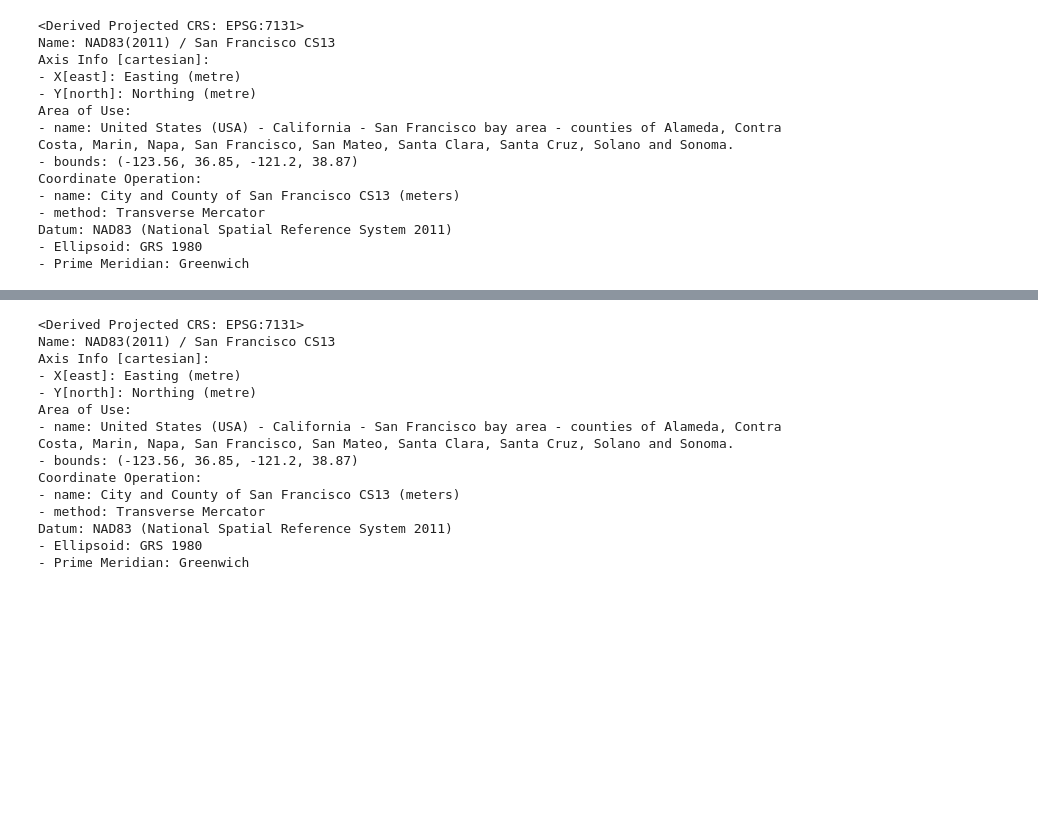
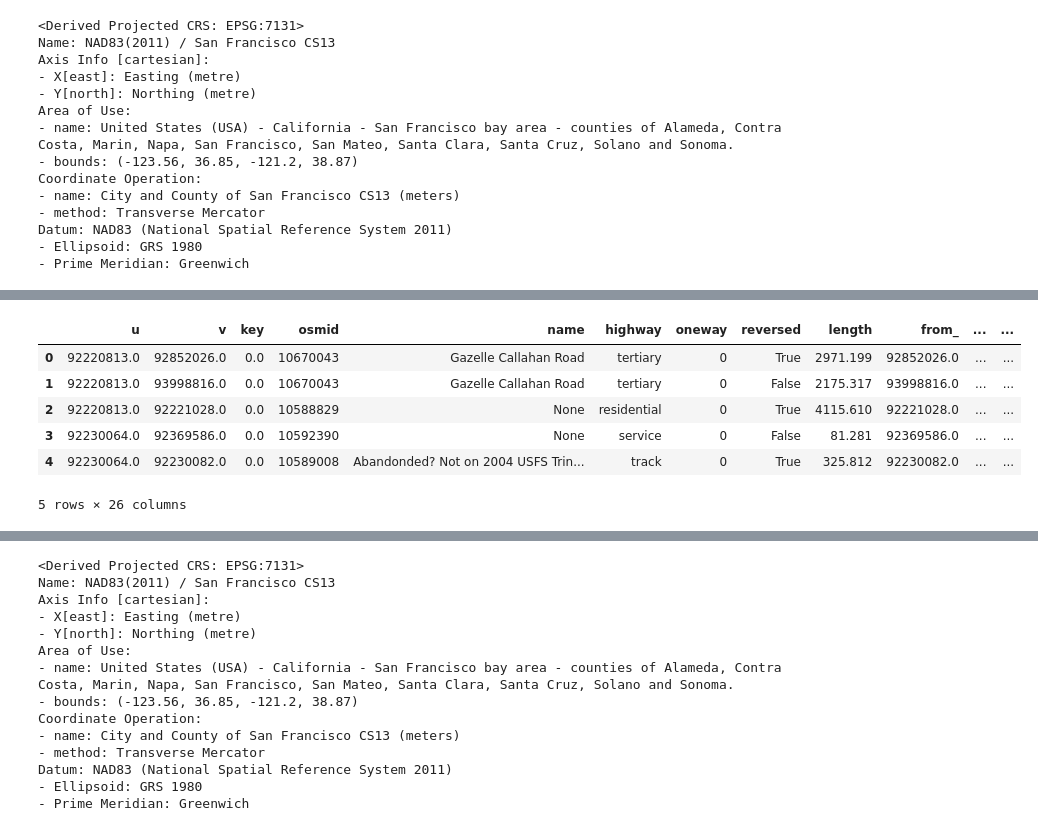
Before and after one commit to mintu07ruet/CA_population-by-rural-urban, a Jupyter notebook: Population generation for rural Vs Urban.ipynb, the cells around one changed output, grey strips where cells are left out. Saved outputs shown, nothing was run; the diff lists cells and outputs as text; code cells hidden in the pictures; blank space fills up the shorter version.

```diff
--- a/Population generation for rural Vs Urban.ipynb
+++ b/Population generation for rural Vs Urban.ipynb
@@ -343,0 +371,13 @@ Datum: NAD83 (National Spatial Reference System 2011)
+# %%
+# project the network and calculate the length
+osm_bike_network1=osm_bike_network.to_crs(epsg=7131)
+osm_bike_network1['Length_in_mile']=osm_bike_network1['geometry'].length*0.000621371
+osm_bike_network1.head()
+# %% [output]
+|  | u | v | key | osmid | name | highway | oneway | reversed | length | from_ | ... | ... |
+| 0 | 92220813.0 | 92852026.0 | 0.0 | 10670043 | Gazelle Callahan Road | tertiary | 0 | True | 2971.199 | 92852026.0 | ... | ... |
+| 1 | 92220813.0 | 93998816.0 | 0.0 | 10670043 | Gazelle Callahan Road | tertiary | 0 | False | 2175.317 | 93998816.0 | ... | ... |
+| 2 | 92220813.0 | 92221028.0 | 0.0 | 10588829 | None | residential | 0 | True | 4115.610 | 92221028.0 | ... | ... |
+| 3 | 92230064.0 | 92369586.0 | 0.0 | 10592390 | None | service | 0 | False | 81.281 | 92369586.0 | ... | ... |
+| 4 | 92230064.0 | 92230082.0 | 0.0 | 10589008 | Abandonded? Not on 2004 USFS Trin... | track | 0 | True | 325.812 | 92230082.0 | ... | ... |
+5 rows × 26 columns
```
Also changed, not shown: parts of 24 cells of this notebook.
